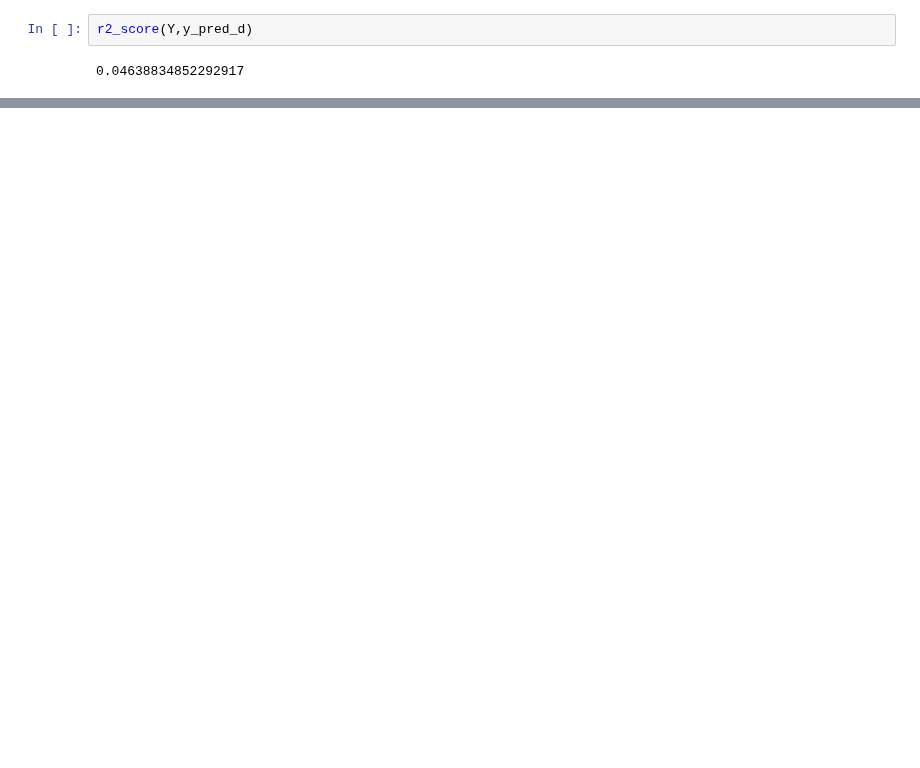
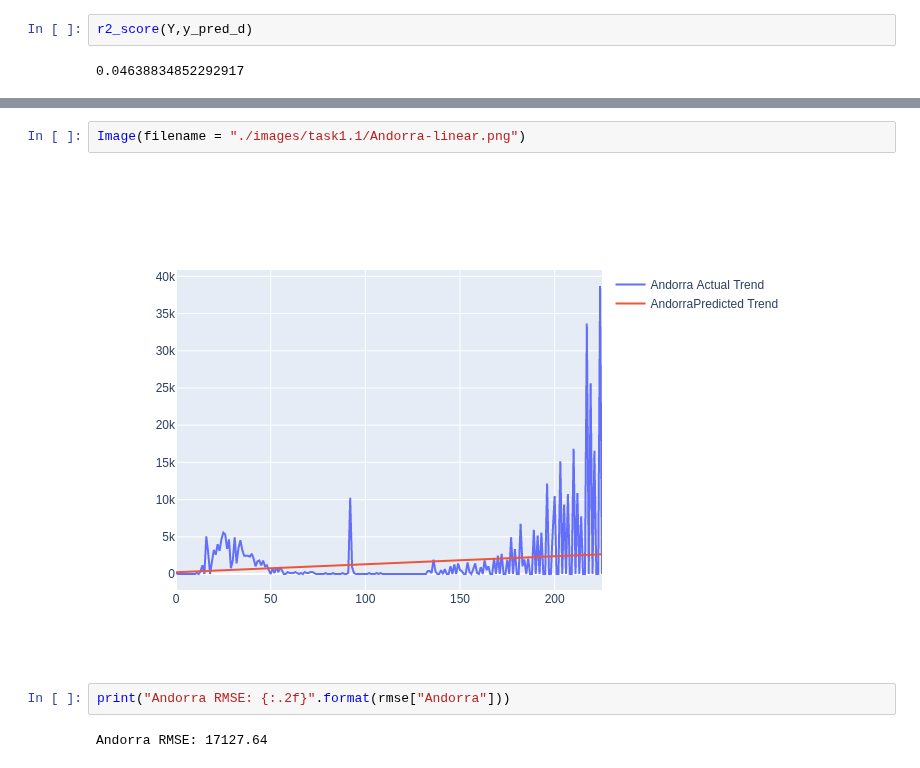
Before and after one commit to UNCG-CSE/COVID-Team-1, a Jupyter notebook: src/Stage_3.ipynb, the cells around one changed output, grey strips where cells are left out. Drawn from its saved outputs; the diff is of its cells as text; blank space fills up the shorter version.

Commit message:
Working on team task 1.1.

```diff
--- a/src/Stage_3.ipynb
+++ b/src/Stage_3.ipynb
@@ -121,0 +194,8 @@ r2_score(Y,y_pred_d)
+# %%
+Image(filename = "./images/task1.1/Andorra-linear.png")
+# %% [output]
+[figure, added]
+# %%
+print("Andorra RMSE: {:.2f}".format(rmse["Andorra"]))
+# %% [output]
+Andorra RMSE: 17127.64
```
Also changed, not shown: parts of 22 cells of this notebook, 12 other files.
